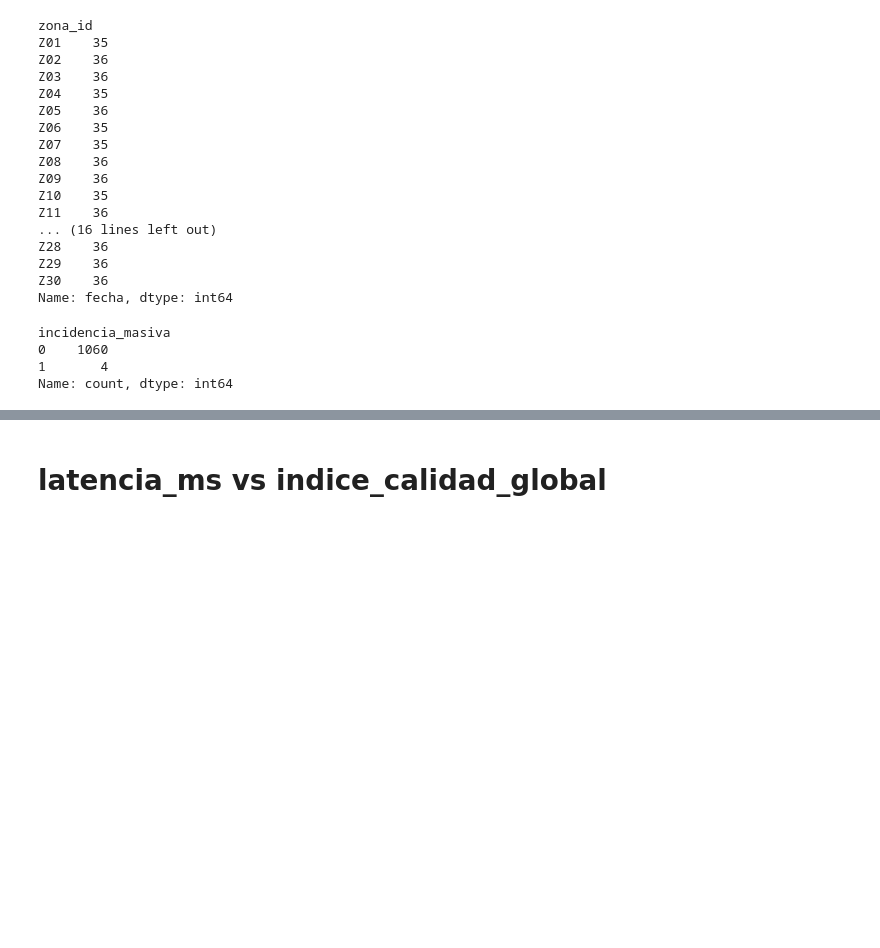
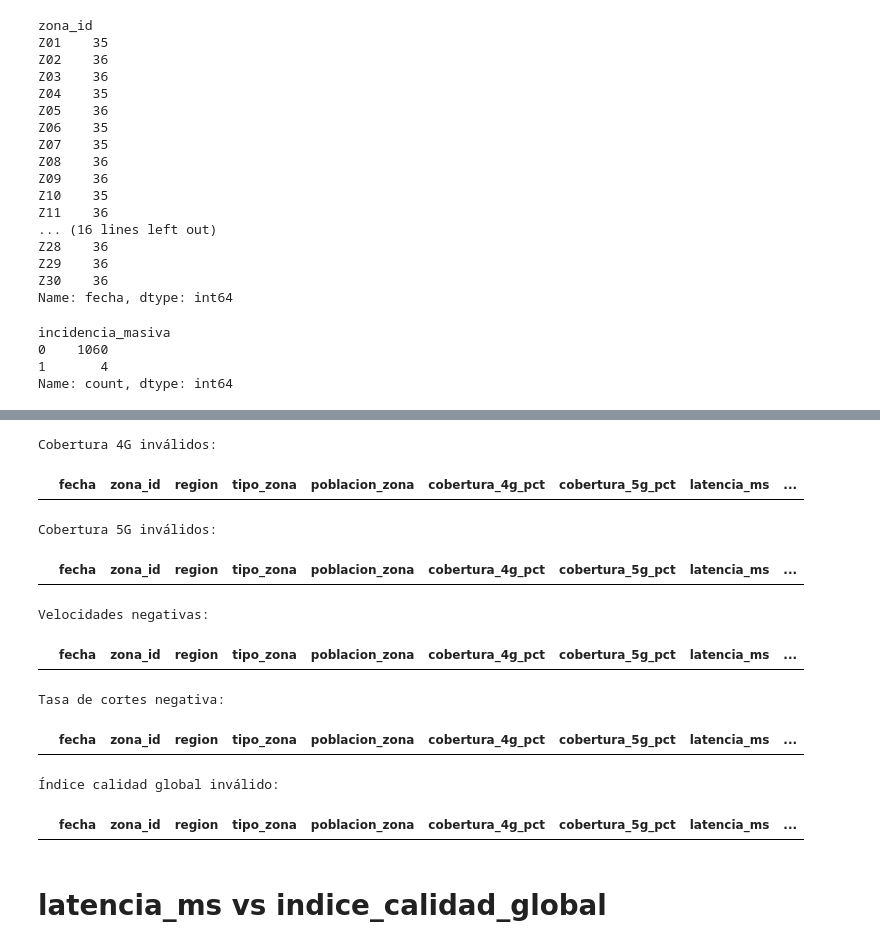
Before and after one commit to cunatpablo-afk/UCV-Churn, a Jupyter notebook: notebooks/EDA_calidad_senal.ipynb, the cells around one changed output, grey strips where cells are left out. Drawn from its saved outputs; the diff is of its cells as text; code cells hidden in the pictures; blank space fills up the shorter version.

Commit message:
cambios finales calidad señal

```diff
--- a/notebooks/EDA_calidad_senal.ipynb
+++ b/notebooks/EDA_calidad_senal.ipynb
@@ -376,6 +376,73 @@ senal_clean[
 | 413 | 2024-06-01 | Z12 | Norte | rural | 11707 | 79.64 | 11.88 | 71.11 | ... |
 | 809 | 2024-06-01 | Z23 | Norte | rural | 20553 | 79.27 | 12.74 | 69.83 | ... |
 | 953 | 2024-06-01 | Z27 | Norte | suburbana | 42704 | 87.66 | 23.97 | 61.98 | ... |
+# %%
+# =========================
+# Detección de valores raros
+# =========================
+
+# 1. Cobertura 4G fuera de rango [0,100]
+
+cobertura_4g_invalidos = senal_clean[
+    (senal_clean['cobertura_4g_pct'] < 0) |
+    (senal_clean['cobertura_4g_pct'] > 100)
+]
+
+print('Cobertura 4G inválidos:')
+display(cobertura_4g_invalidos)
+
+
+# 2. Cobertura 5G fuera de rango [0,100]
+
+cobertura_5g_invalidos = senal_clean[
+    (senal_clean['cobertura_5g_pct'] < 0) |
+    (senal_clean['cobertura_5g_pct'] > 100)
+]
+
+print('Cobertura 5G inválidos:')
+display(cobertura_5g_invalidos)
+
+
+# 3. Velocidad negativa
+
+velocidad_negativa = senal_clean[
+    senal_clean['velocidad_media_mbps'] < 0
+]
+
+print('Velocidades negativas:')
+display(velocidad_negativa)
+
+
+# 4. Tasa de cortes negativa
+
+cortes_negativos = senal_clean[
+    senal_clean['tasa_cortes_pct'] < 0
+]
+
+print('Tasa de cortes negativa:')
+display(cortes_negativos)
+
+
+# 5. Índice calidad global fuera de rango [0,100]
+
+calidad_invalida = senal_clean[
+    (senal_clean['indice_calidad_global'] < 0) |
+    (senal_clean['indice_calidad_global'] > 100)
+]
+
+print('Índice calidad global inválido:')
+display(calidad_invalida)
+# %% [output]
+Cobertura 4G inválidos:
+|  | fecha | zona_id | region | tipo_zona | poblacion_zona | cobertura_4g_pct | cobertura_5g_pct | latencia_ms | ... |
+Cobertura 5G inválidos:
+|  | fecha | zona_id | region | tipo_zona | poblacion_zona | cobertura_4g_pct | cobertura_5g_pct | latencia_ms | ... |
+Velocidades negativas:
+|  | fecha | zona_id | region | tipo_zona | poblacion_zona | cobertura_4g_pct | cobertura_5g_pct | latencia_ms | ... |
+Tasa de cortes negativa:
+|  | fecha | zona_id | region | tipo_zona | poblacion_zona | cobertura_4g_pct | cobertura_5g_pct | latencia_ms | ... |
+Índice calidad global inválido:
+|  | fecha | zona_id | region | tipo_zona | poblacion_zona | cobertura_4g_pct | cobertura_5g_pct | latencia_ms | ... |
 # %% [markdown]
 # latencia_ms vs indice_calidad_global
 # %%
```
